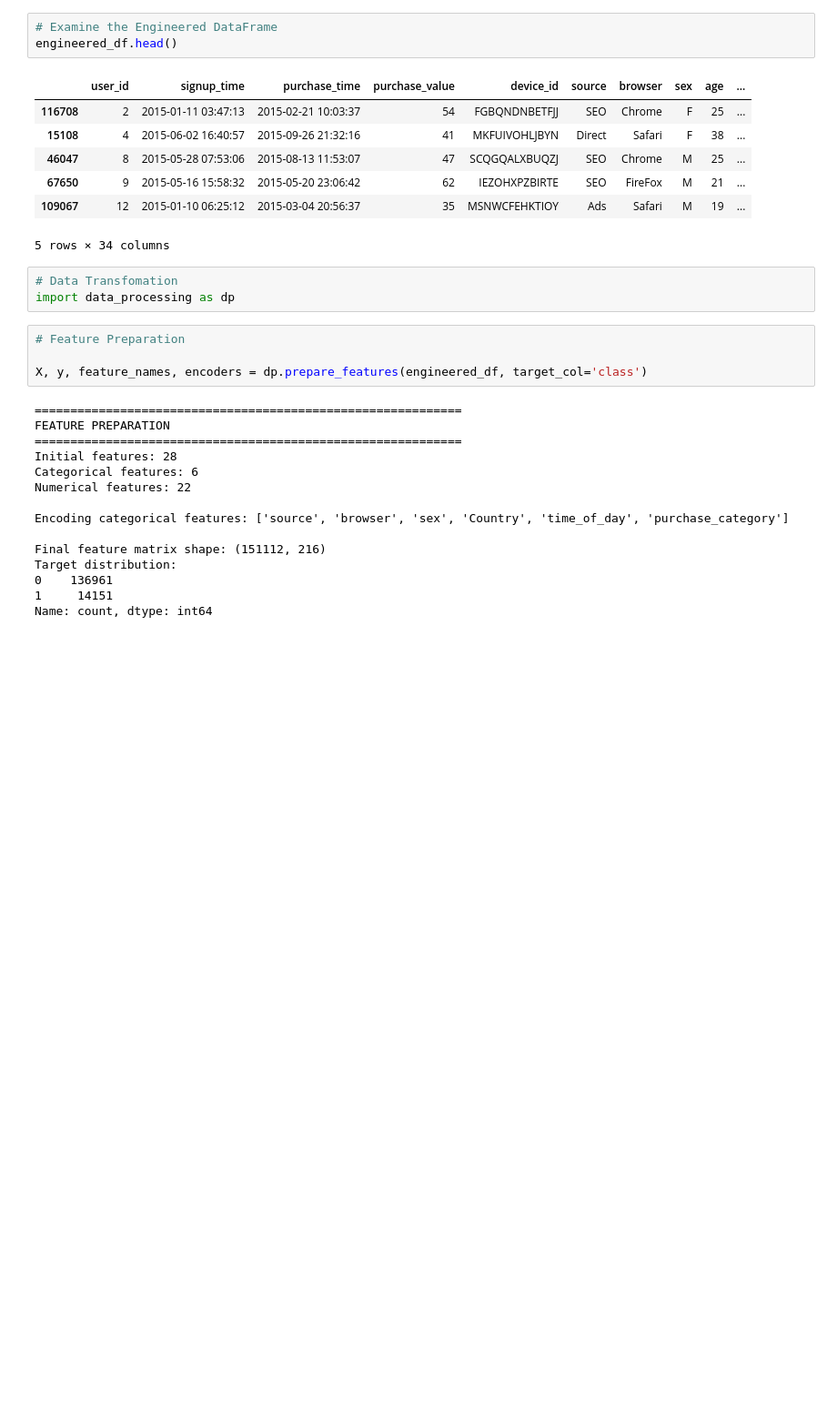
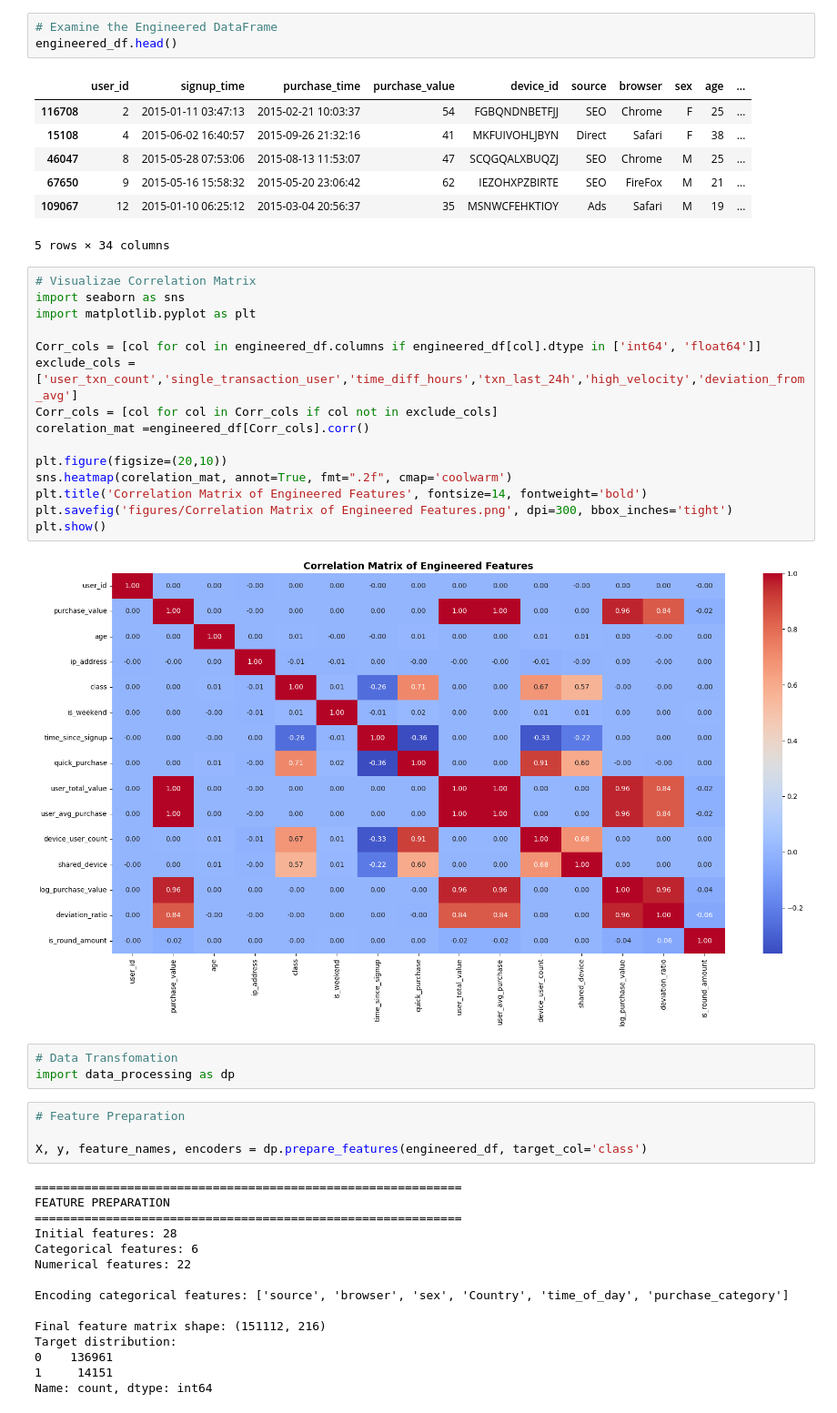
Before and after one commit to GrimVad3r/Improved-detection-of-fraud-cases-for-e-commerce-and-bank-transactions-Week-5_and_Week-6, a Jupyter notebook: notebooks/feature-engineering.ipynb, the cells around one changed output. Shown at 91% size. Saved outputs shown, nothing was run; the diff lists cells and outputs as text; blank space fills up the shorter version.

```diff
--- a/notebooks/feature-engineering.ipynb
+++ b/notebooks/feature-engineering.ipynb
@@ -77,6 +77,23 @@ engineered_df.head()
 | 67650 | 9 | 2015-05-16 15:58:32 | 2015-05-20 23:06:42 | 62 | IEZOHXPZBIRTE | SEO | FireFox | M | 21 | ... |
 | 109067 | 12 | 2015-01-10 06:25:12 | 2015-03-04 20:56:37 | 35 | MSNWCFEHKTIOY | Ads | Safari | M | 19 | ... |
 5 rows × 34 columns
+# %%
+# Visualizae Correlation Matrix
+import seaborn as sns
+import matplotlib.pyplot as plt
+
+Corr_cols = [col for col in engineered_df.columns if engineered_df[col].dtype in ['int64', 'float64']]
+exclude_cols = ['user_txn_count','single_transaction_user','time_diff_hours','txn_last_24h','high_velocity','deviation_from_avg']
+Corr_cols = [col for col in Corr_cols if col not in exclude_cols]
+corelation_mat =engineered_df[Corr_cols].corr()
+
+plt.figure(figsize=(20,10))
+sns.heatmap(corelation_mat, annot=True, fmt=".2f", cmap='coolwarm')
+plt.title('Correlation Matrix of Engineered Features', fontsize=14, fontweight='bold')
+plt.savefig('figures/Correlation Matrix of Engineered Features.png', dpi=300, bbox_inches='tight')
+plt.show()
+# %% [output]
+[figure, added]
 # %%
 # Data Transfomation
 import data_processing as dp
```
Also changed, not shown: 2 other files.
